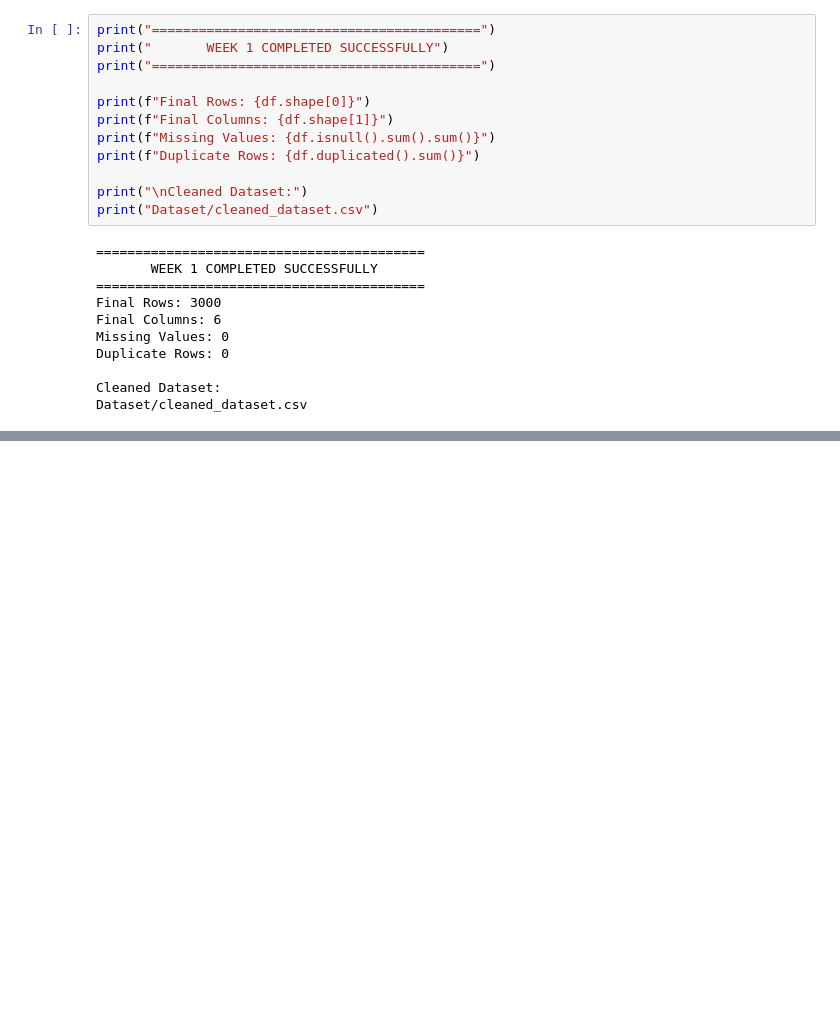
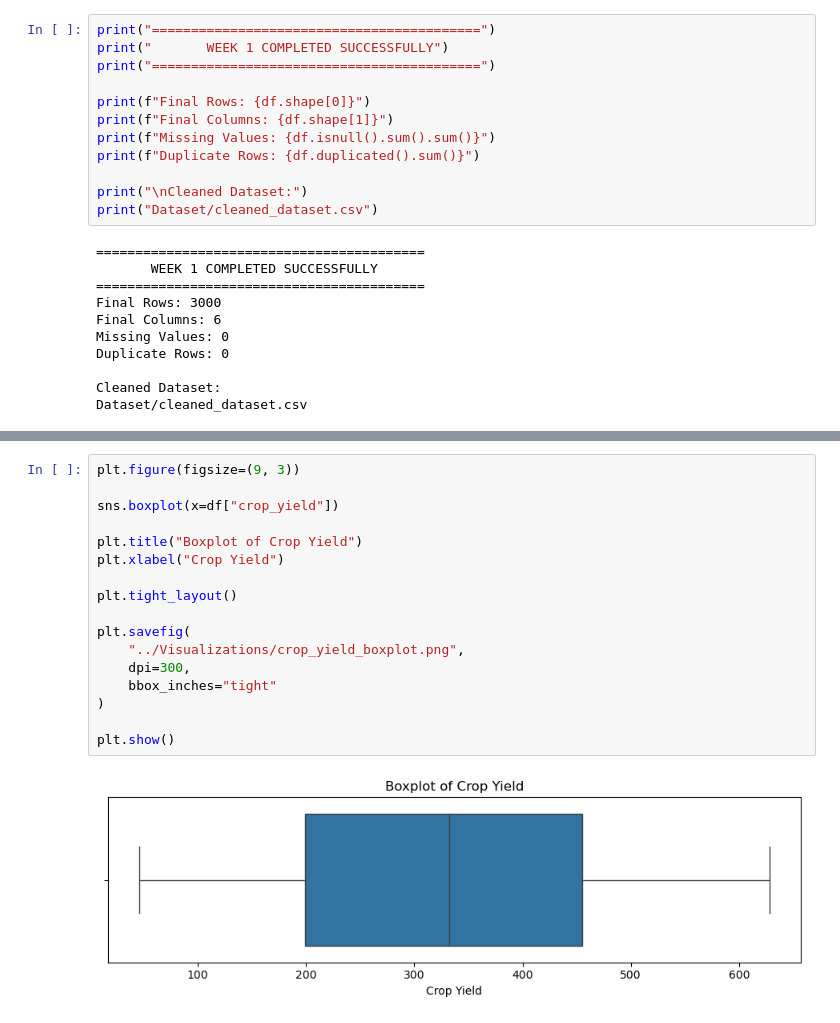
Before and after one commit to Chandril6290Da/agribusiness-crop-yield-analysis, a Jupyter notebook: Notebook/Agribusiness_Crop_Yield_Analysis.ipynb, the cells around one changed output, grey strips where cells are left out. Drawn from its saved outputs; the diff is of its cells as text; blank space fills up the shorter version.

```diff
--- a/Notebook/Agribusiness_Crop_Yield_Analysis.ipynb
+++ b/Notebook/Agribusiness_Crop_Yield_Analysis.ipynb
@@ -402,0 +550,19 @@ Dataset/cleaned_dataset.csv
+# %%
+plt.figure(figsize=(9, 3))
+
+sns.boxplot(x=df["crop_yield"])
+
+plt.title("Boxplot of Crop Yield")
+plt.xlabel("Crop Yield")
+
+plt.tight_layout()
+
+plt.savefig(
+    "../Visualizations/crop_yield_boxplot.png",
+    dpi=300,
+    bbox_inches="tight"
+)
+
+plt.show()
+# %% [output]
+[figure, added]
```
Also changed, not shown: parts of 22 cells of this notebook, 15 other files.
